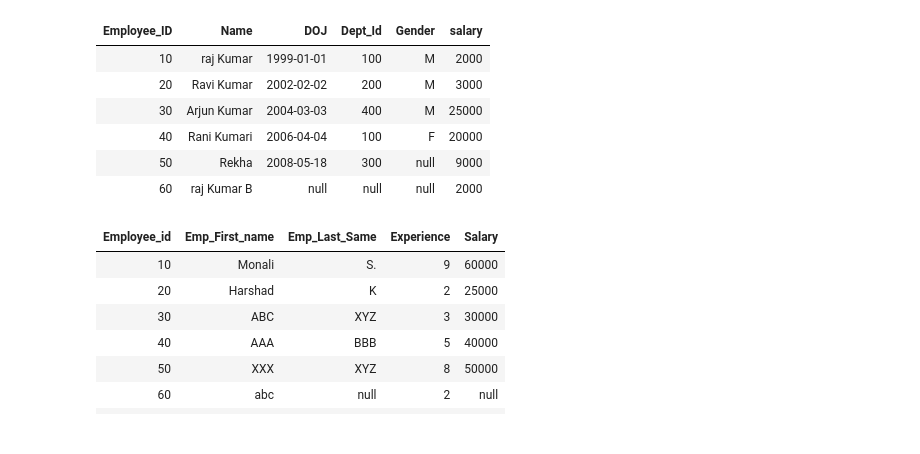
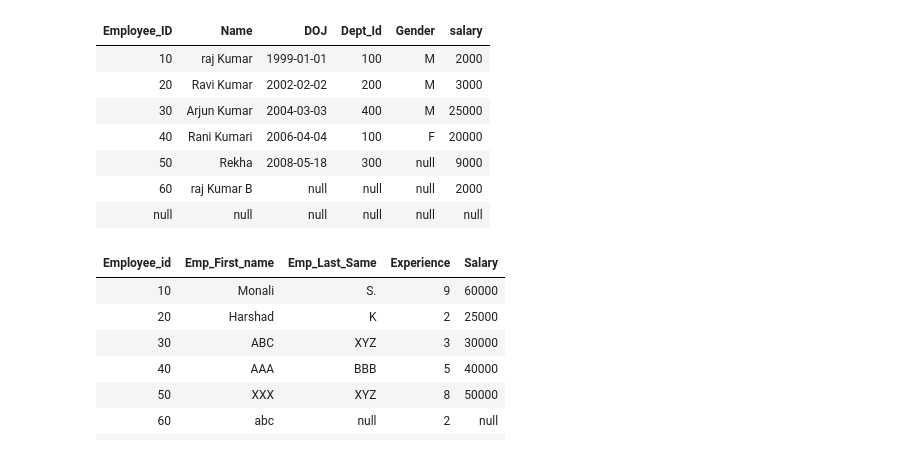
Before and after one commit to Monali-Diggibyte/Databricks_Pyspark, a Jupyter notebook: handling_Null_part2.ipynb, the cells around one changed output. Cells and saved outputs as stored; diff of their text form; code cells hidden in the pictures.

```diff
--- a/handling_Null_part2.ipynb
+++ b/handling_Null_part2.ipynb
@@ -1,25 +1,27 @@
 # %%
 emp_schema = ["Employee_ID", "Name", "DOJ", "Dept_Id", "Gender", "salary"]
 
 emp_data = [(10, "raj Kumar", "1999-01-01","100", "M", 2000),
             (20, "Ravi Kumar", "2002-02-02","200", "M", 3000),
             (30, "Arjun Kumar", "2004-03-03","400", "M", 25000),
             (40, "Rani Kumari", "2006-04-04","100", "F", 20000),
             (50, "Rekha", "2008-05-18","300", None , 9000),
-            (60, "raj Kumar B", None,None, None, 2000)
+            (60, "raj Kumar B", None,None, None, 2000),
+            (None,None, None, None,None, None)
             ]
 
 df_emp = spark.createDataFrame(data= emp_data, schema= emp_schema)
 
 display(df_emp)
 # %% [output]
 | Employee_ID | Name | DOJ | Dept_Id | Gender | salary |
 | 10 | raj Kumar | 1999-01-01 | 100 | M | 2000 |
 | 20 | Ravi Kumar | 2002-02-02 | 200 | M | 3000 |
 | 30 | Arjun Kumar | 2004-03-03 | 400 | M | 25000 |
 | 40 | Rani Kumari | 2006-04-04 | 100 | F | 20000 |
 | 50 | Rekha | 2008-05-18 | 300 | null | 9000 |
 | 60 | raj Kumar B | null | null | null | 2000 |
+| null | null | null | null | null | null |
 # %%
 #Reading single File
 df_s = spark.read.format("csv").option("inferSchema", True).option("header", True).option("sep",",").load("/FileStore/tables/emp_details.csv")
```
Also changed, not shown: parts of 1 cell of this notebook, 4 other files.
